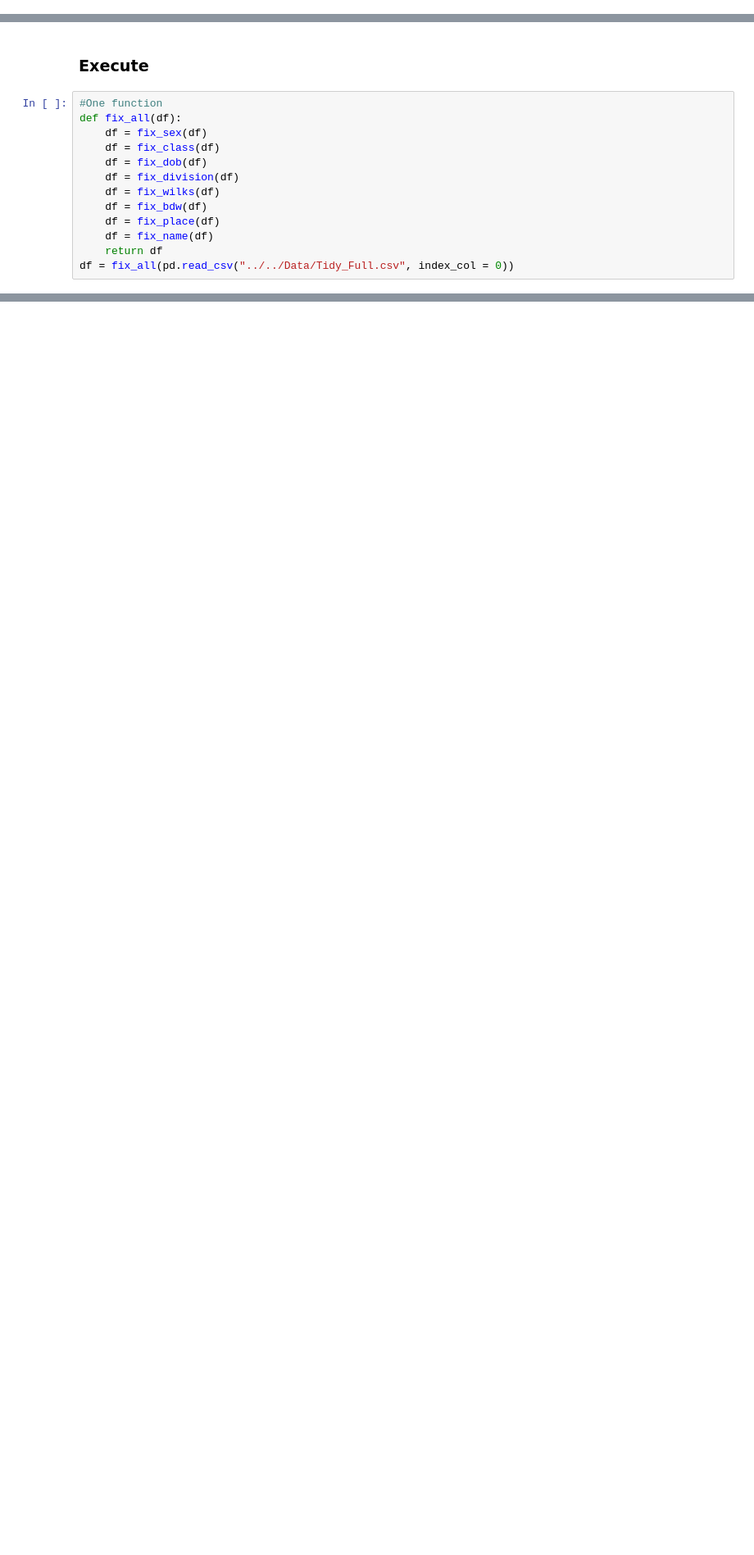
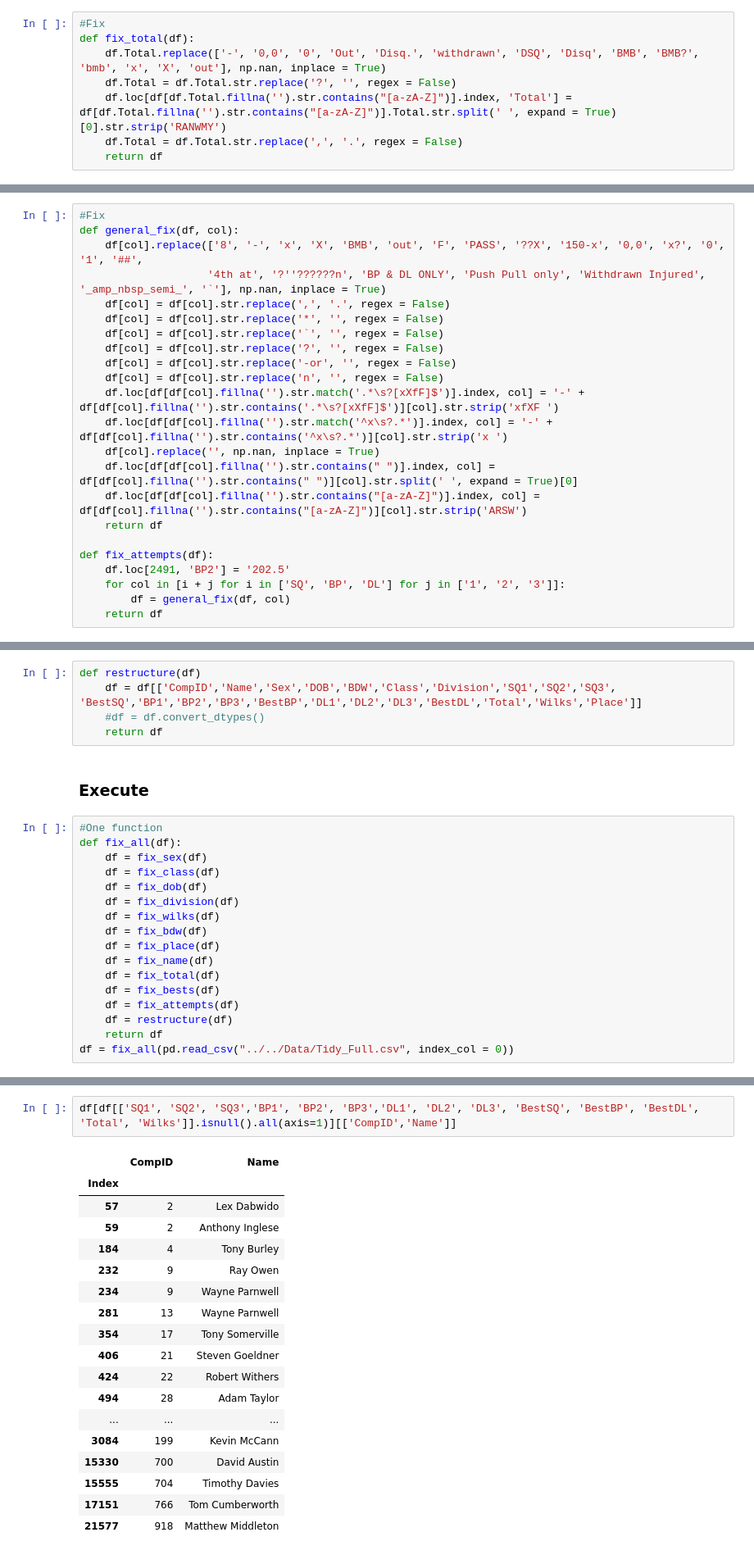
Before and after one commit to JosephAaron3/Powerlifting-Performance, a Jupyter notebook: Code/Cleaning/cleaning_functions.ipynb, the cells around one changed output, grey strips where cells are left out. Shown at 82% size. Cells and saved outputs as stored; diff of their text form; blank space fills up the shorter version.

```diff
--- a/Code/Cleaning/cleaning_functions.ipynb
+++ b/Code/Cleaning/cleaning_functions.ipynb
@@ -338,0 +345,8 @@ df.Total.
+# %%
+#Fix
+def fix_total(df):
+    df.Total.replace(['-', '0,0', '0', 'Out', 'Disq.', 'withdrawn', 'DSQ', 'Disq', 'BMB', 'BMB?', 'bmb', 'x', 'X', 'out'], np.nan, inplace = True)
+    df.Total = df.Total.str.replace('?', '', regex = False)
+    df.loc[df[df.Total.fillna('').str.contains("[a-zA-Z]")].index, 'Total'] = df[df.Total.fillna('').str.contains("[a-zA-Z]")].Total.str.split(' ', expand = True)[0].str.strip('RANWMY')
+    df.Total = df.Total.str.replace(',', '.', regex = False)
+    return df
@@ -338,0 +420,23 @@ df.Total.
+# %%
+#Fix
+def general_fix(df, col):
+    df[col].replace(['8', '-', 'x', 'X', 'BMB', 'out', 'F', 'PASS', '??X', '150-x', '0,0', 'x?', '0', '1', '##',
+                    '4th at', '?''??????n', 'BP & DL ONLY', 'Push Pull only', 'Withdrawn Injured', '_amp_nbsp_semi_', '`'], np.nan, inplace = True)
+    df[col] = df[col].str.replace(',', '.', regex = False)
+    df[col] = df[col].str.replace('*', '', regex = False)
+    df[col] = df[col].str.replace('`', '', regex = False)
+    df[col] = df[col].str.replace('?', '', regex = False)
+    df[col] = df[col].str.replace('-or', '', regex = False)
+    df[col] = df[col].str.replace('n', '', regex = False)
+    df.loc[df[df[col].fillna('').str.match('.*\s?[xXfF]$')].index, col] = '-' + df[df[col].fillna('').str.contains('.*\s?[xXfF]$')][col].str.strip('xfXF ')
+    df.loc[df[df[col].fillna('').str.match('^x\s?.*')].index, col] = '-' + df[df[col].fillna('').str.contains('^x\s?.*')][col].str.strip('x ')
+    df[col].replace('', np.nan, inplace = True)
+    df.loc[df[df[col].fillna('').str.contains(" ")].index, col] = df[df[col].fillna('').str.contains(" ")][col].str.split(' ', expand = True)[0]
+    df.loc[df[df[col].fillna('').str.contains("[a-zA-Z]")].index, col] = df[df[col].fillna('').str.contains("[a-zA-Z]")][col].str.strip('ARSW')
+    return df
+
+def fix_attempts(df):
+    df.loc[2491, 'BP2'] = '202.5'
+    for col in [i + j for i in ['SQ', 'BP', 'DL'] for j in ['1', '2', '3']]:
+        df = general_fix(df, col)
+    return df
@@ -339,3 +445,8 @@ df.Total.
+# %%
+def restructure(df)
+    df = df[['CompID','Name','Sex','DOB','BDW','Class','Division','SQ1','SQ2','SQ3', 'BestSQ','BP1','BP2','BP3','BestBP','DL1','DL2','DL3','BestDL','Total','Wilks','Place']]
+    #df = df.convert_dtypes()
+    return df
 # %% [markdown]
 ### Execute
 # %%
@@ -349,5 +460,9 @@ def fix_all(df):
     df = fix_bdw(df)
     df = fix_place(df)
     df = fix_name(df)
+    df = fix_total(df)
+    df = fix_bests(df)
+    df = fix_attempts(df)
+    df = restructure(df)
     return df
 df = fix_all(pd.read_csv("../../Data/Tidy_Full.csv", index_col = 0))
@@ -364,0 +473,21 @@ Index(['CompID', 'Name', 'Sex', 'Class', 'Division', 'BestBP', 'Total',
+# %%
+df[df[['SQ1', 'SQ2', 'SQ3','BP1', 'BP2', 'BP3','DL1', 'DL2', 'DL3', 'BestSQ', 'BestBP', 'BestDL', 'Total', 'Wilks']].isnull().all(axis=1)][['CompID','Name']]
+# %% [output]
+|  | CompID | Name |
+| Index |  |  |
+| 57 | 2 | Lex Dabwido |
+| 59 | 2 | Anthony Inglese |
+| 184 | 4 | Tony Burley |
+| 232 | 9 | Ray Owen |
+| 234 | 9 | Wayne Parnwell |
+| 281 | 13 | Wayne Parnwell |
+| 354 | 17 | Tony Somerville |
+| 406 | 21 | Steven Goeldner |
+| 424 | 22 | Robert Withers |
+| 494 | 28 | Adam Taylor |
+| ... | ... | ... |
+| 3084 | 199 | Kevin McCann |
+| 15330 | 700 | David Austin |
+| 15555 | 704 | Timothy Davies |
+| 17151 | 766 | Tom Cumberworth |
+| 21577 | 918 | Matthew Middleton |
```
Also changed, not shown: parts of 22 cells of this notebook.
